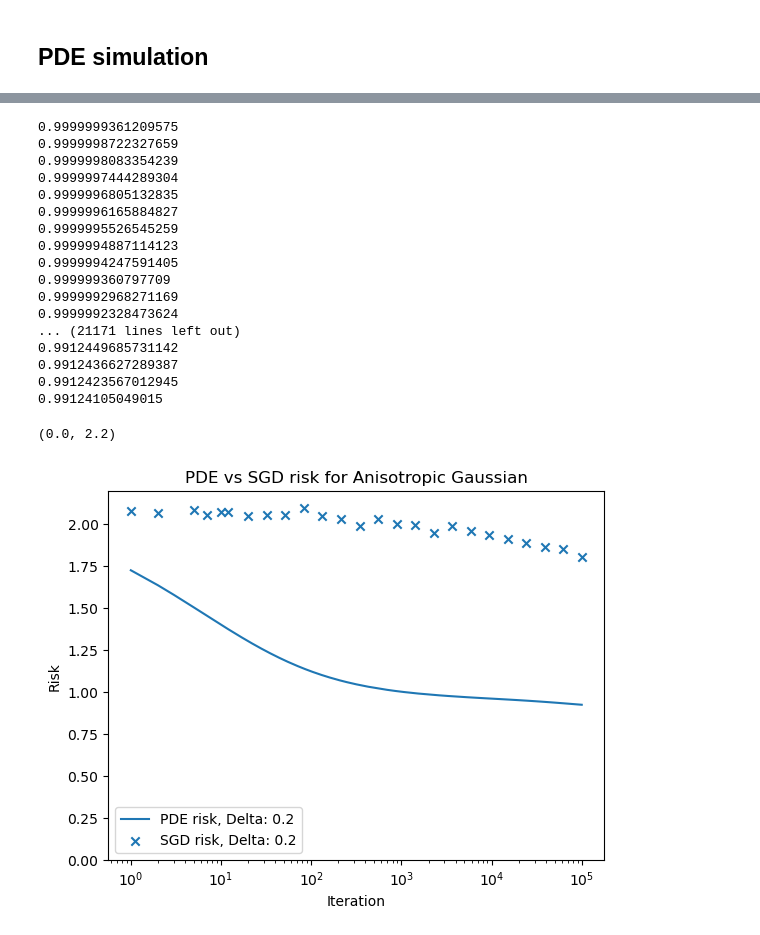
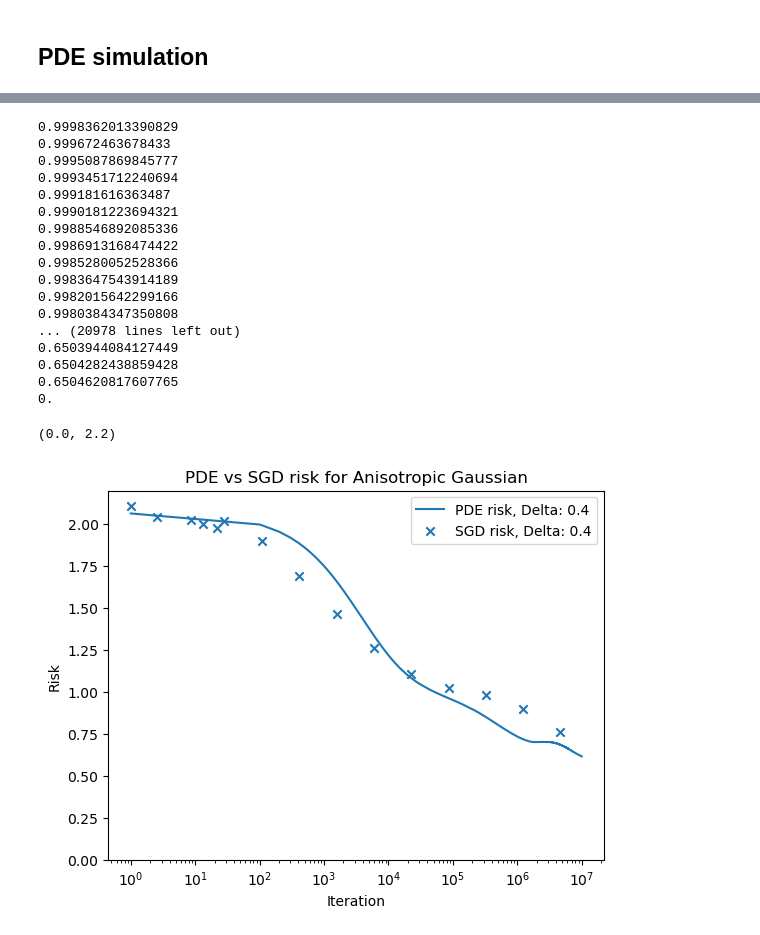
Before and after one commit to PantelisTass/Imperial-UROP-Project-SGD, a Jupyter notebook: SGD Anisotropic Gaussians.ipynb, the cells around one changed output, grey strips where cells are left out. Drawn from its saved outputs; the diff is of its cells as text; code cells hidden in the pictures.

```diff
--- a/SGD Anisotropic Gaussians.ipynb
+++ b/SGD Anisotropic Gaussians.ipynb
@@ -207,16 +199,19 @@ def grad_R_inf(r, Delta):
 # %%
 #simulate pde
 def pde_sim(d = 320, J = 1, epsilon = 2e-4, Delta = 0.2, s_0 = 60):
-    Interval = 10**np.linspace(-5,np.log10(epsilon*1e7), int(1e5))
+    Interval = 10**np.linspace(-0,np.log10(epsilon*1e7), int(1e5))
     risk = []
+    mean_a = []
     mean_b = []
+    mean_r1 = []
     separations = [Interval[k+1]-Interval[k] for k in range(len(Interval)-1)]
     #initialise params
-    Z = np.random.multivariate_normal([0]*d, np.diag([(0.8)**2/d]*d), J).reshape(J, d)
+    Z1 = np.random.multivariate_normal([0]*s_0, np.diag([(0.8)**2/d]*s_0), J).reshape(J, s_0)
+    Z2 = np.random.multivariate_normal([0]*(d-s_0), np.diag([(0.8)**2/d]*(d-s_0)), J).reshape(J, d-s_0)
     a = np.ones(J).reshape(J,1)
     b = np.ones(J).reshape(J,1)
-    r1 = np.linalg.norm(Z[:,:s_0], axis = 1).reshape(J,1)
-    r2 = np.linalg.norm(Z[:,s_0:], axis = 1).reshape(J,1)
+    r1 = np.linalg.norm(Z1, axis = 1).reshape(J,1)
+    r2 = np.linalg.norm(Z2, axis = 1).reshape(J,1)
     r = np.hstack((a,b,r1,r2)).reshape(J,4)
 
     for k in trange(len(separations)):
@@ -224,8 +219,14 @@ def pde_sim(d = 320, J = 1, epsilon = 2e-4, Delta = 0.2, s_0 = 60):
         grad = grad_R_inf(r, Delta)
         r = r - (Interval[k])**(-0.25)* J * grad * dt
         error = R_inf(r, Delta)
+        a = r[:,0]
         b = r[:,1]
+        r1 = r[:,2]
+        mean_a.append(np.mean(a))
         mean_b.append(np.mean(b))
+        mean_r1.append(np.mean(r1))
         risk.append(error)
-        print(np.mean(b))
-    return risk, mean_b
+        print(np.mean(a))
+    return risk, mean_a, mean_b, mean_r1
+# %%
+weights, risk_SGD, a_SGD, b_SGD, r1_SGD = stochastic_gradient_descent(32, 6, 0.4, 80, epsilon = (2e-4), num_epochs = int(1e5))
@@ -232,46 +249,52 @@ def pde_sim(d = 320, J = 1, epsilon = 2e-4, Delta = 0.2, s_0 = 60):
 # %%
-pde_risk, mean_a_pde = pde_sim(d = 320, J = 400, epsilon = 2e-4, Delta = 0.2, s_0 = 60)
+pde_risk, mean_a_pde, mean_b_pde, mean_r1_pde = pde_sim(d = 320, J = 400, epsilon = 2e-4, Delta = 0.4, s_0 = 60)
 # %% [output]
-0.9999999361209575
-0.9999998722327659
-0.9999998083354239
-0.9999997444289304
-0.9999996805132835
-0.9999996165884827
-0.9999995526545259
-0.9999994887114123
-0.9999994247591405
-0.999999360797709
-0.9999992968271169
-0.9999992328473624
-... (21171 lines left out)
-0.9912449685731142
-0.9912436627289387
-0.9912423567012945
-0.99124105049015
+0.9998362013390829
+0.999672463678433
+0.9995087869845777
+0.9993451712240694
+0.999181616363487
+0.9990181223694321
+0.9988546892085336
+0.9986913168474422
+0.9985280052528366
+0.9983647543914189
+0.9982015642299166
+0.9980384347350808
+... (20978 lines left out)
+0.6503944084127449
+0.6504282438859428
+0.6504620817607765
+0.
 # %%
 epsilon = (2e-4)
-Interval = 10**np.linspace(-10, np.log10(epsilon*1e7), int(1e5))
+Interval = 10**np.linspace(-0, np.log10(epsilon*1e7), int(1e5))
 
-discretised_pde = lambda k: pde_risk[np.abs(Interval - epsilon**(4/3)*k).argmin()]
+discretised_pde = lambda k: pde_risk[np.abs(Interval - epsilon**(4/4)*k).argmin()]
 pde_loss = np.vectorize(discretised_pde)
 
-a_pde = lambda k: mean_a_pde[np.abs(Interval - epsilon**(4/3)*k).argmin()]
+a_pde = lambda k: mean_a_pde[np.abs(Interval - epsilon**(4/4)*k).argmin()]
 avg_a_pde = np.vectorize(a_pde)
 
-iters = np.arange(1, int(1e5+1))
+b_pde = lambda k: mean_b_pde[np.abs(Interval - epsilon**(4/4)*k).argmin()]
+avg_b_pde = np.vectorize(b_pde)
+
+r1_pde = lambda k: mean_r1_pde[np.abs(Interval - epsilon**(4/4)*k).argmin()]
+avg_r1_pde = np.vectorize(r1_pde)
+
+iters = np.linspace(1, int(1e7+1), int(1e5))
+indices = [1,2,5,7,10]+[int(a) for a in 10**(np.linspace(1.1, 5, 10))]
 # %%
-indices = [1,2,5,7,10]+[int(a) for a in 10**(np.linspace(1.1, 5, 20))]
-plt.plot(iters, pde_loss(iters),  label = 'PDE risk, Delta: 0.2')
-plt.scatter(np.array(indices), risk_SGD, marker = 'x', label = 'SGD risk, Delta: 0.2')
+plt.plot(iters, pde_loss(iters),  label = 'PDE risk, Delta: 0.4')
+plt.scatter(np.array(indices)**(4/3), risk_SGD, marker = 'x', label = 'SGD risk, Delta: 0.4')
 plt.xscale('log')
 plt.xlabel('Iteration')
 plt.ylabel('Risk')
 plt.legend()
 plt.title('PDE vs SGD risk for Anisotropic Gaussian')
 plt.ylim([0,2.2])
 # %% [output]
 (0.0, 2.2)
-[figure, old version]
+[figure, new version]
 # %%
 plt.plot(iters, avg_a_pde(iters), label = 'PDE mean value of a, Delta: 0.2')
```
Also changed, not shown: parts of 9 cells of this notebook, 3 other files.
